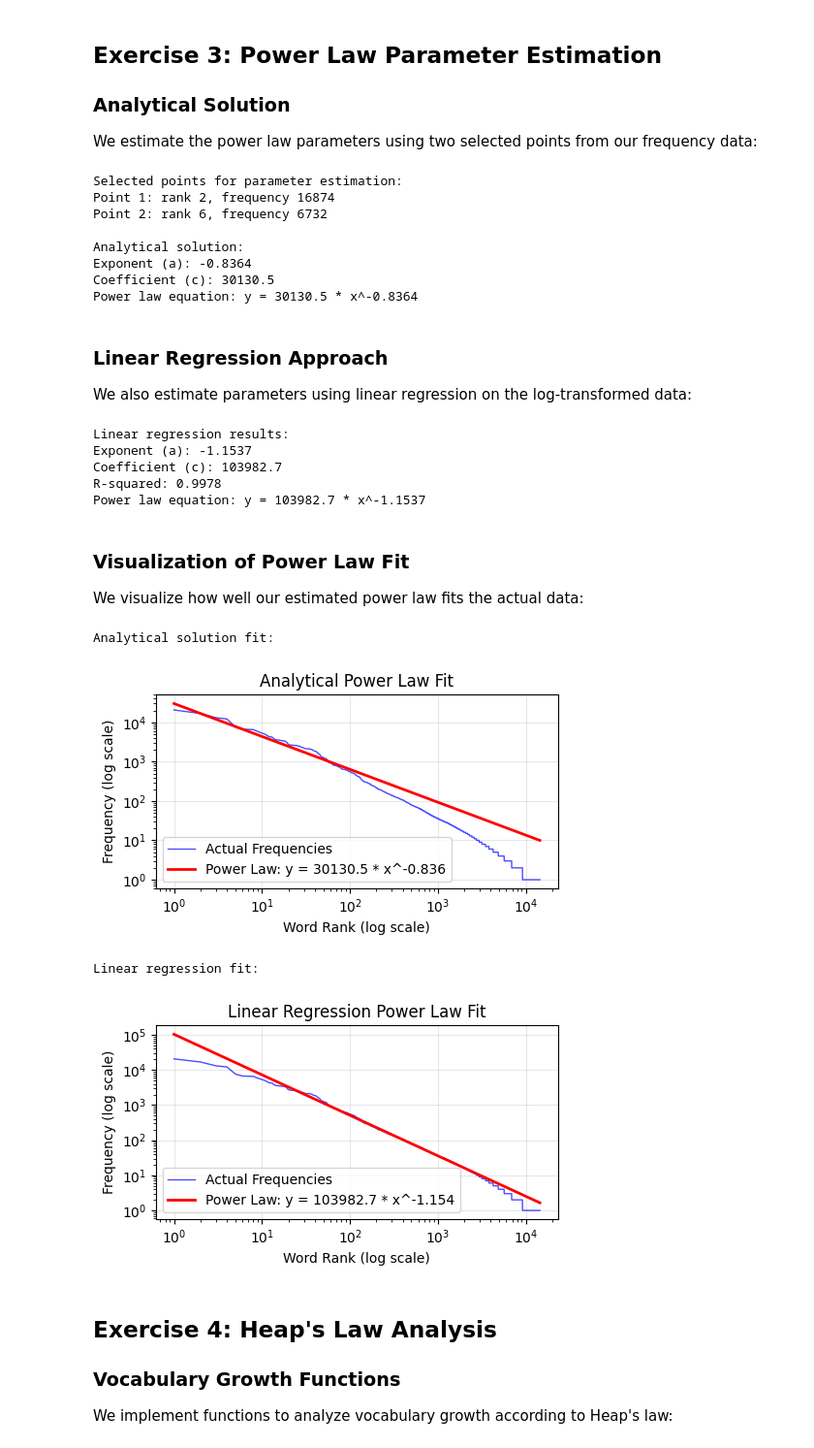
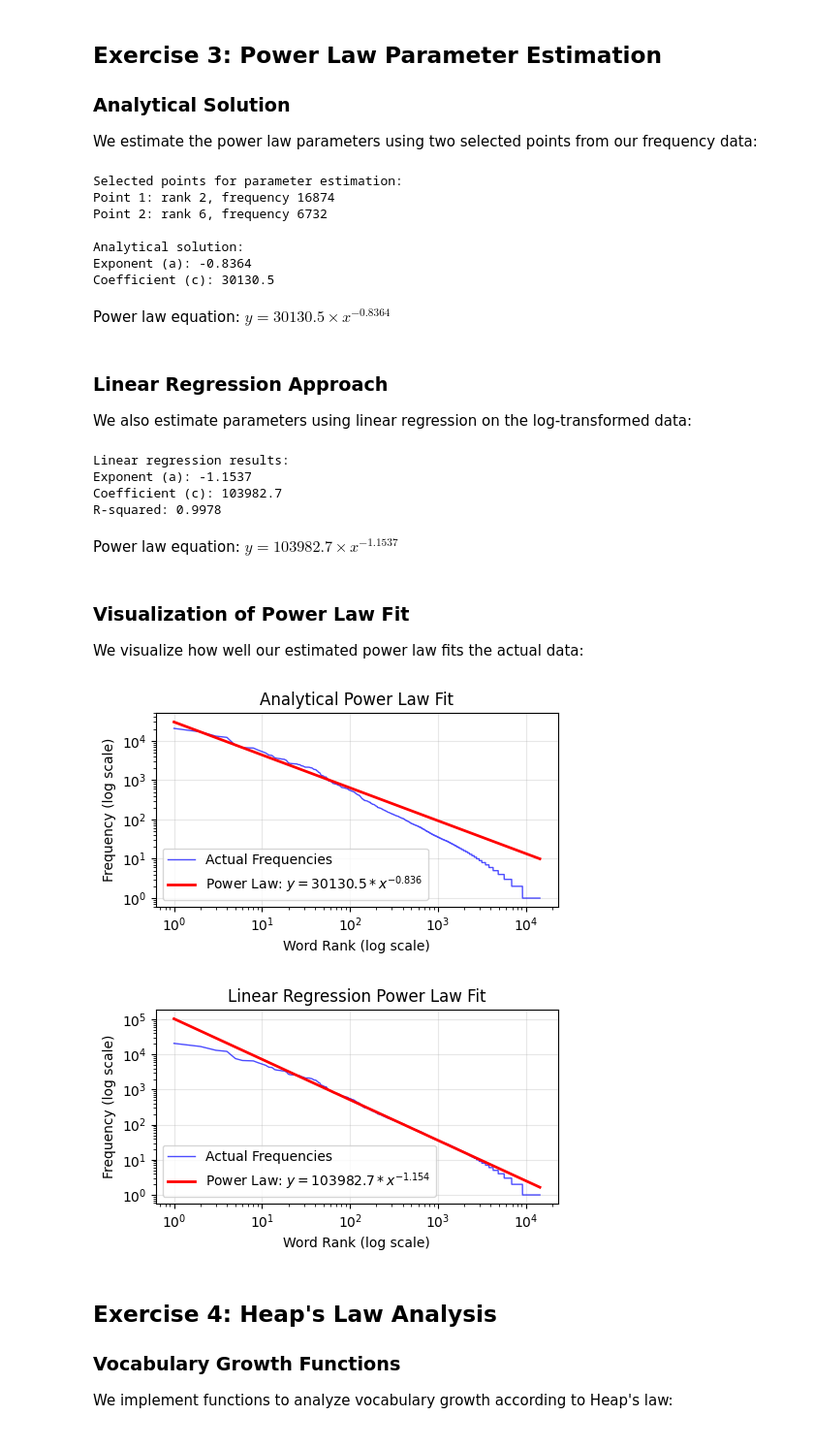
Before and after one commit to AdrianHagen/irrs-lab1, a Jupyter notebook: lab1-raco/powerlaws_report.ipynb, the cells around one changed output. Shown: that part at 97% size. Saved outputs shown, nothing was run; the diff lists cells and outputs as text; code cells hidden in the pictures.

```diff
--- a/lab1-raco/powerlaws_report.ipynb
+++ b/lab1-raco/powerlaws_report.ipynb
@@ -265,6 +258,8 @@ Lemmatization + Remove stopwords:
 
 We estimate the power law parameters using two selected points from our frequency data:
 # %%
+from IPython.display import Markdown
+
 # Select two points for parameter estimation
 # Using ranks 2 and 6 (words "and" and "in")
 x1, y1 = 2, 16874  # rank 2: "and"
@@ -289,7 +284,7 @@ c = np.exp(log_c)
 print(f"\nAnalytical solution:")
 print(f"Exponent (a): {a:.4f}")
 print(f"Coefficient (c): {c:.1f}")
-print(f"Power law equation: y = {c:.1f} * x^{a:.4f}")
+display(Markdown(f"Power law equation: $y = {c:.1f} * x^{{{a:.4f}}}$"))
 # %% [output]
 Selected points for parameter estimation:
 Point 1: rank 2, frequency 16874
@@ -298,7 +293,7 @@ Point 2: rank 6, frequency 6732
 Analytical solution:
 Exponent (a): -0.8364
 Coefficient (c): 30130.5
-Power law equation: y = 30130.5 * x^-0.8364
+Power law equation: $y = 30130.5 \times x^{-0.8364}$
 # %% [markdown]
 ### Linear Regression Approach
 
@@ -342,13 +337,13 @@ print(f"Linear regression results:")
 print(f"Exponent (a): {exponent_lr:.4f}")
 print(f"Coefficient (c): {coefficient_lr:.1f}")
 print(f"R-squared: {r_squared:.4f}")
-print(f"Power law equation: y = {coefficient_lr:.1f} * x^{exponent_lr:.4f}")
+display(Markdown(f"Power law equation: $y = {coefficient_lr:.1f} * x^{{{exponent_lr:.4f}}}$"))
 # %% [output]
 Linear regression results:
 Exponent (a): -1.1537
 Coefficient (c): 103982.7
 R-squared: 0.9978
-Power law equation: y = 103982.7 * x^-1.1537
+Power law equation: $y = 103982.7 \times x^{-1.1537}$
 # %% [markdown]
 ### Visualization of Power Law Fit
 
@@ -362,40 +357,36 @@ def plot_power_law_fit(frequencies: List[Tuple[str, int]],
     """
     freq_values = [freq for word, freq in frequencies]
     ranks = list(range(1, len(freq_values) + 1))
 
     # Generate power law curve
     rank_range = np.linspace(1, len(freq_values), 1000)
     power_law_values = c * (rank_range ** a)
 
     plt.figure(figsize=FIGSIZE)
 
     # Plot actual data
     plt.loglog(ranks, freq_values, 'b-', linewidth=1,
               label='Actual Frequencies', alpha=0.7)
 
     # Plot power law fit
     plt.loglog(rank_range, power_law_values, 'r-', linewidth=2,
-              label=f'Power Law: y = {c:.1f} * x^{a:.3f}')
+              label=f'Power Law: $y = {c:.1f} * x^{{{a:.3f}}}$')
 
     plt.xlabel('Word Rank (log scale)')
     plt.ylabel('Frequency (log scale)')
     plt.title(title)
     plt.legend()
     plt.grid(True, alpha=0.3)
     plt.tight_layout()
     plt.show()
 
 # Plot both analytical and regression fits
-print("Analytical solution fit:")
 plot_power_law_fit(frequencies, a, c, "Analytical Power Law Fit")
 
-print("\nLinear regression fit:")
 plot_power_law_fit(frequencies, exponent_lr, coefficient_lr, "Linear Regression Power Law Fit")
 # %% [output]
-Analytical solution fit:
-[figure, old version]
+[figure, new version]
-Linear regression fit:
-[figure, old version]
+[figure, new version]
 # %% [markdown]
 ## Exercise 4: Heap's Law Analysis
 
```
Also changed, not shown: parts of 9 cells of this notebook.
